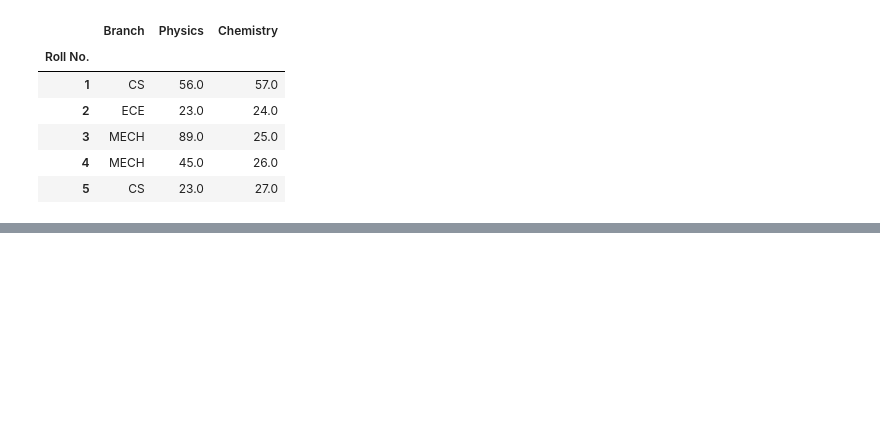
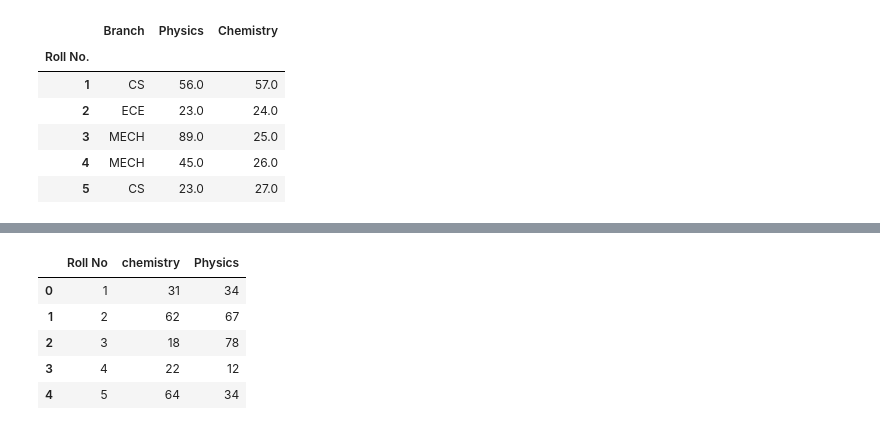
Before and after one commit to Abhasjaiswal/Python, a Jupyter notebook: Pandas/student4.ipynb, the cells around one changed output, grey strips where cells are left out. Cells and saved outputs as stored; diff of their text form; code cells hidden in the pictures; blank space fills up the shorter version.

```diff
--- a/Pandas/student4.ipynb
+++ b/Pandas/student4.ipynb
@@ -176,0 +246,9 @@ df.iloc[0:5,1:4]
+# %%
+pd .merge(df2,df1,on='Roll No')
+# %% [output]
+|  | Roll No | chemistry | Physics |
+| 0 | 1 | 31 | 34 |
+| 1 | 2 | 62 | 67 |
+| 2 | 3 | 18 | 78 |
+| 3 | 4 | 22 | 12 |
+| 4 | 5 | 64 | 34 |
```
Also changed, not shown: parts of 15 cells of this notebook, 2 other files.
